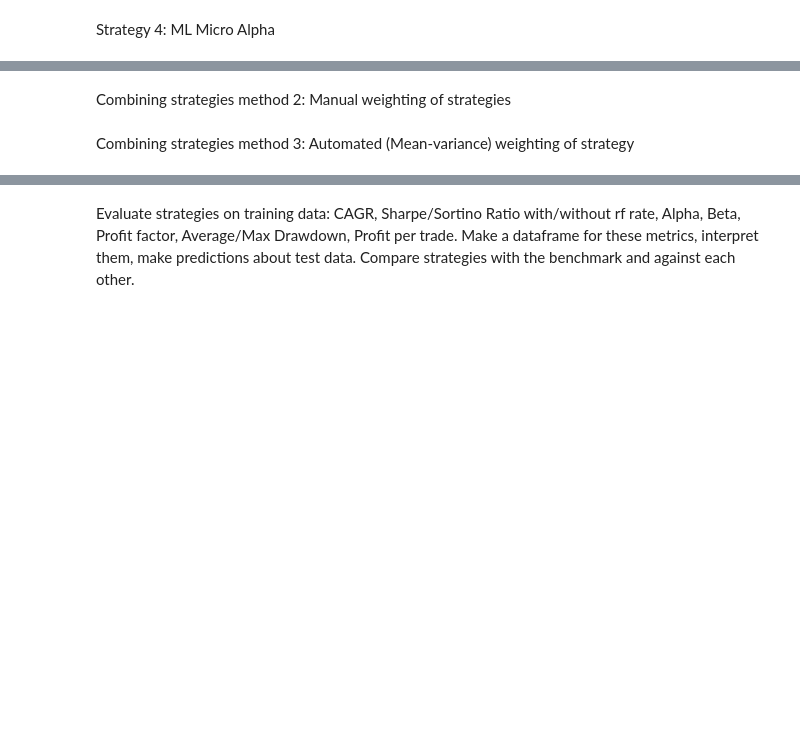
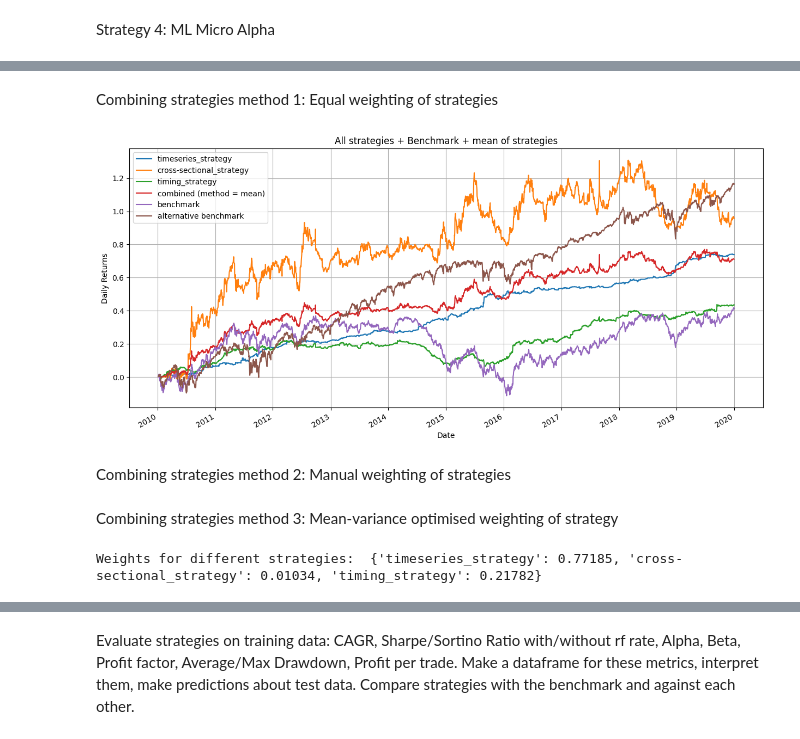
Before and after one commit to saumyajain1/Trading_Alphas_Capstone, a Jupyter notebook: Trading_Alphas_Capstone.ipynb, the cells around one changed output, grey strips where cells are left out. Saved outputs shown, nothing was run; the diff lists cells and outputs as text; code cells hidden in the pictures; blank space fills up the shorter version.

```diff
--- a/Trading_Alphas_Capstone.ipynb
+++ b/Trading_Alphas_Capstone.ipynb
@@ -455,4 +484,42 @@ Combining strategies method 1: Equal weighting of strategies
+# %% [markdown]
+Combining strategies method 1: Equal weighting of strategies
+# %%
+bt.plot(figsize=(15, 7))
+bt.mean(axis=1).plot(label='combined (method = mean)')
+cumulative_benchmark.plot(label = 'benchmark')
+alternative_benchmark.cumsum().plot(label = 'alternative benchmark')
+
+plt.title('All strategies + Benchmark + mean of strategies')
+plt.xlabel('Date')
+plt.ylabel('Daily Returns')
+plt.legend()
+plt.grid(True)
+plt.show()
+# %% [output]
+[figure, added]
 # %% [markdown]
 Combining strategies method 2: Manual weighting of strategies
 # %% [markdown]
-Combining strategies method 3: Automated (Mean-variance) weighting of strategy
+Combining strategies method 3: Mean-variance optimised weighting of strategy
+# %%
+# Calculate in-sample PnL array
+compounding_bt = (1+bt.diff()).cumprod()
+
+# Calculate average historical returns and covariance matrix
+mu = mean_historical_return(compounding_bt)
+S = CovarianceShrinkage(compounding_bt).ledoit_wolf()
+# print(mu, S)
+
+# Calculating the Efficient Frontier
+ef = EfficientFrontier(mu, S)
+
+# Extracting the weights for the max Sharpe (tangent on ef through origin)
+weights = ef.max_sharpe()
+
+# Rounding weights
+cleaned_weights = ef.clean_weights()
+print("Weights for different strategies: ", dict(cleaned_weights))
+
+portf = (bt.diff()*dict(cleaned_weights)).sum(axis=1).cumsum()
+# %% [output]
+Weights for different strategies:  {'timeseries_strategy': 0.77185, 'cross-sectional_strategy': 0.01034, 'timing_strategy': 0.21782}
```
Also changed, not shown: parts of 9 cells of this notebook.
